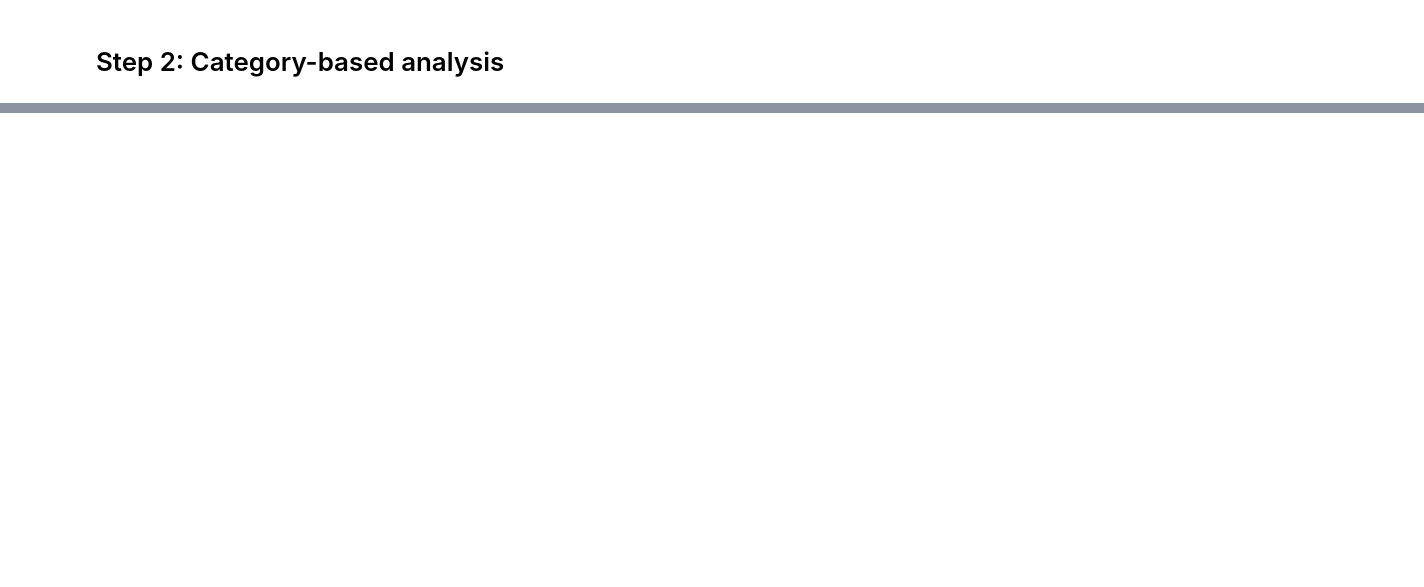
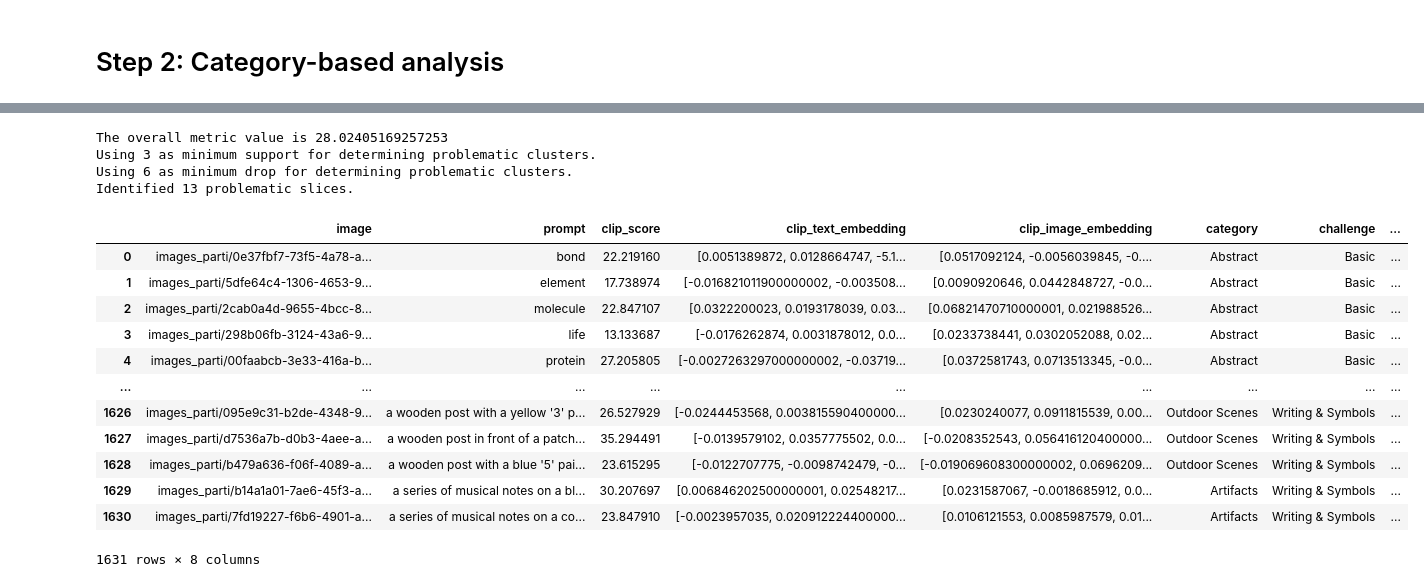
Before and after one commit to Renumics/sliceguard, a Jupyter notebook: examples/strengths_and_weaknesses_of_stable_diffusion.ipynb, the cells around one changed output, grey strips where cells are left out. Drawn from its saved outputs; the diff is of its cells as text; code cells hidden in the pictures; blank space fills up the shorter version.

```diff
--- a/examples/strengths_and_weaknesses_of_stable_diffusion.ipynb
+++ b/examples/strengths_and_weaknesses_of_stable_diffusion.ipynb
@@ -144,0 +151,30 @@ Identified 5 problematic slices.
+# %%
+sg = SliceGuard()
+
+# Show the drop and support levels that could make sense
+issues = sg.find_issues(df, ["clip_text_embedding"],
+       "clip_score",
+       "clip_score",
+       return_precomputed_metric,
+        min_support=3,
+        min_drop=6,
+        precomputed_embeddings={"clip_text_embedding": clip_text_embeddings})
+sg.report(spotlight_dtype={"image": Image})
+# %% [output]
+The overall metric value is 28.02405169257253
+Using 3 as minimum support for determining problematic clusters.
+Using 6 as minimum drop for determining problematic clusters.
+Identified 13 problematic slices.
+|  | image | prompt | clip_score | clip_text_embedding | clip_image_embedding | category | challenge | ... |
+| 0 | images_parti/0e37fbf7-73f5-4a78-a... | bond | 22.219160 | [0.0051389872, 0.0128664747, -5.1... | [0.0517092124, -0.0056039845, -0.... | Abstract | Basic | ... |
+| 1 | images_parti/5dfe64c4-1306-4653-9... | element | 17.738974 | [-0.016821011900000002, -0.003508... | [0.0090920646, 0.0442848727, -0.0... | Abstract | Basic | ... |
+| 2 | images_parti/2cab0a4d-9655-4bcc-8... | molecule | 22.847107 | [0.0322200023, 0.0193178039, 0.03... | [0.06821470710000001, 0.021988526... | Abstract | Basic | ... |
+| 3 | images_parti/298b06fb-3124-43a6-9... | life | 13.133687 | [-0.0176262874, 0.0031878012, 0.0... | [0.0233738441, 0.0302052088, 0.02... | Abstract | Basic | ... |
+| 4 | images_parti/00faabcb-3e33-416a-b... | protein | 27.205805 | [-0.0027263297000000002, -0.03719... | [0.0372581743, 0.0713513345, -0.0... | Abstract | Basic | ... |
+| ... | ... | ... | ... | ... | ... | ... | ... | ... |
+| 1626 | images_parti/095e9c31-b2de-4348-9... | a wooden post with a yellow '3' p... | 26.527929 | [-0.0244453568, 0.003815590400000... | [0.0230240077, 0.0911815539, 0.00... | Outdoor Scenes | Writing & Symbols | ... |
+| 1627 | images_parti/d7536a7b-d0b3-4aee-a... | a wooden post in front of a patch... | 35.294491 | [-0.0139579102, 0.0357775502, 0.0... | [-0.0208352543, 0.056416120400000... | Outdoor Scenes | Writing & Symbols | ... |
+| 1628 | images_parti/b479a636-f06f-4089-a... | a wooden post with a blue '5' pai... | 23.615295 | [-0.0122707775, -0.0098742479, -0... | [-0.019069608300000002, 0.0696209... | Outdoor Scenes | Writing & Symbols | ... |
+| 1629 | images_parti/b14a1a01-7ae6-45f3-a... | a series of musical notes on a bl... | 30.207697 | [0.006846202500000001, 0.02548217... | [0.0231587067, -0.0018685912, 0.0... | Artifacts | Writing & Symbols | ... |
+| 1630 | images_parti/7fd19227-f6b6-4901-a... | a series of musical notes on a co... | 23.847910 | [-0.0023957035, 0.020912224400000... | [0.0106121553, 0.0085987579, 0.01... | Artifacts | Writing & Symbols | ... |
+1631 rows × 8 columns
```
Also changed, not shown: parts of 17 cells of this notebook, 1 other file.
